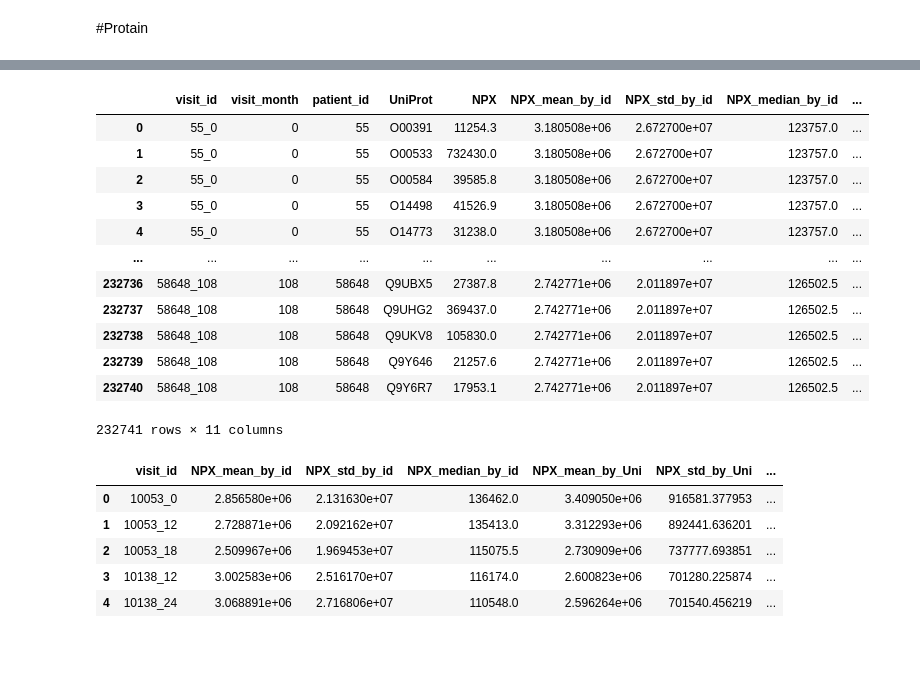
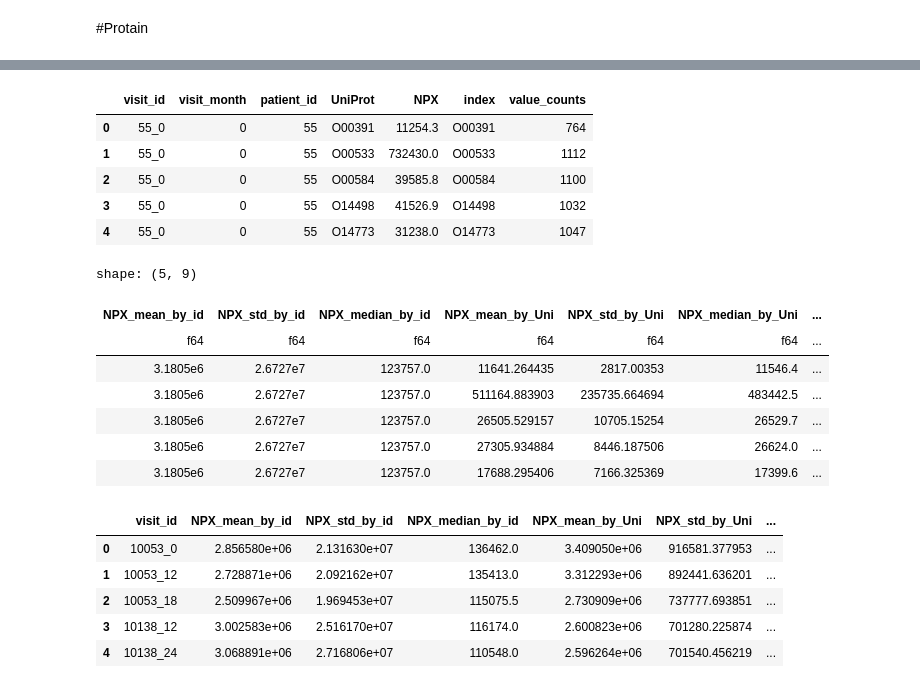
Before and after one commit to kunai-3txk/Compe_tonyobyo, a Jupyter notebook: AMP_FeatureStore.ipynb, the cells around one changed output, grey strips where cells are left out. Cells and saved outputs as stored; diff of their text form; code cells hidden in the pictures; blank space fills up the shorter version.

```diff
--- a/AMP_FeatureStore.ipynb
+++ b/AMP_FeatureStore.ipynb
@@ -88,29 +72,36 @@ train_proteins['UniProt'].value_counts()
+# %%
+pro_Uniprot_count = pd.DataFrame(train_proteins['UniProt'].value_counts()).reset_index()
+train_proteins = train_proteins.merge(pro_Uniprot_count.rename(columns={'UniProt':'value_counts'}),left_on='UniProt',right_on='index',how='left')
+train_proteins.head()
+# %% [output]
+|  | visit_id | visit_month | patient_id | UniProt | NPX | index | value_counts |
+| 0 | 55_0 | 0 | 55 | O00391 | 11254.3 | O00391 | 764 |
+| 1 | 55_0 | 0 | 55 | O00533 | 732430.0 | O00533 | 1112 |
+| 2 | 55_0 | 0 | 55 | O00584 | 39585.8 | O00584 | 1100 |
+| 3 | 55_0 | 0 | 55 | O14498 | 41526.9 | O14498 | 1032 |
+| 4 | 55_0 | 0 | 55 | O14773 | 31238.0 | O14773 | 1047 |
 # %%
-
-
 train_proteins_ = pl.DataFrame(train_proteins).select([
     pl.mean('NPX').over('visit_id').alias('NPX_mean_by_id')
    ,pl.std('NPX').over('visit_id').alias('NPX_std_by_id')
    ,pl.median('NPX').over('visit_id').alias('NPX_median_by_id')
    ,pl.mean('NPX').over('UniProt').alias('NPX_mean_by_Uni')
    ,pl.std('NPX').over('UniProt').alias('NPX_std_by_Uni')
    ,pl.median('NPX').over('UniProt').alias('NPX_median_by_Uni')
+   ,pl.mean('value_counts').over('visit_id').alias('Unicount_mean_by_id')
+   ,pl.std('value_counts').over('visit_id').alias('Unicount_std_by_id')
+   ,pl.median('value_counts').over('visit_id').alias('Unicount_median_by_id')
 ])
 train_proteins_.head()
 # %% [output]
+shape: (5, 9)
-|  | visit_id | visit_month | patient_id | UniProt | NPX | NPX_mean_by_id | NPX_std_by_id | NPX_median_by_id | ... |
-| 0 | 55_0 | 0 | 55 | O00391 | 11254.3 | 3.180508e+06 | 2.672700e+07 | 123757.0 | ... |
-| 1 | 55_0 | 0 | 55 | O00533 | 732430.0 | 3.180508e+06 | 2.672700e+07 | 123757.0 | ... |
-| 2 | 55_0 | 0 | 55 | O00584 | 39585.8 | 3.180508e+06 | 2.672700e+07 | 123757.0 | ... |
-| 3 | 55_0 | 0 | 55 | O14498 | 41526.9 | 3.180508e+06 | 2.672700e+07 | 123757.0 | ... |
-| 4 | 55_0 | 0 | 55 | O14773 | 31238.0 | 3.180508e+06 | 2.672700e+07 | 123757.0 | ... |
-| ... | ... | ... | ... | ... | ... | ... | ... | ... | ... |
-| 232736 | 58648_108 | 108 | 58648 | Q9UBX5 | 27387.8 | 2.742771e+06 | 2.011897e+07 | 126502.5 | ... |
-| 232737 | 58648_108 | 108 | 58648 | Q9UHG2 | 369437.0 | 2.742771e+06 | 2.011897e+07 | 126502.5 | ... |
-| 232738 | 58648_108 | 108 | 58648 | Q9UKV8 | 105830.0 | 2.742771e+06 | 2.011897e+07 | 126502.5 | ... |
-| 232739 | 58648_108 | 108 | 58648 | Q9Y646 | 21257.6 | 2.742771e+06 | 2.011897e+07 | 126502.5 | ... |
-| 232740 | 58648_108 | 108 | 58648 | Q9Y6R7 | 17953.1 | 2.742771e+06 | 2.011897e+07 | 126502.5 | ... |
+| NPX_mean_by_id | NPX_std_by_id | NPX_median_by_id | NPX_mean_by_Uni | NPX_std_by_Uni | NPX_median_by_Uni | ... |
+| f64 | f64 | f64 | f64 | f64 | f64 | ... |
+| 3.1805e6 | 2.6727e7 | 123757.0 | 11641.264435 | 2817.00353 | 11546.4 | ... |
+| 3.1805e6 | 2.6727e7 | 123757.0 | 511164.883903 | 235735.664694 | 483442.5 | ... |
+| 3.1805e6 | 2.6727e7 | 123757.0 | 26505.529157 | 10705.15254 | 26529.7 | ... |
+| 3.1805e6 | 2.6727e7 | 123757.0 | 27305.934884 | 8446.187506 | 26624.0 | ... |
+| 3.1805e6 | 2.6727e7 | 123757.0 | 17688.295406 | 7166.325369 | 17399.6 | ... |
-232741 rows × 11 columns
 # %%
 train_proteins_agg_ = train_proteins[['visit_id']].join(train_proteins_.to_pandas())
 train_proteins_agg = train_proteins_agg_.groupby('visit_id').mean().reset_index()
```
Also changed, not shown: parts of 7 cells of this notebook.
